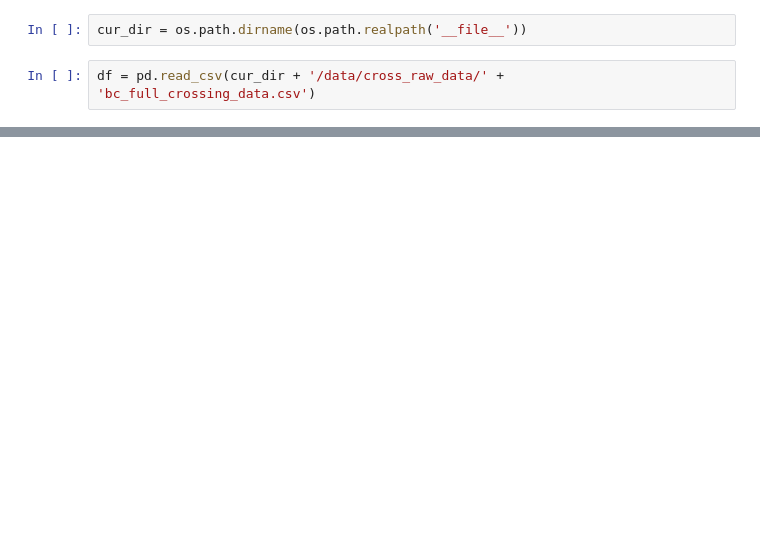
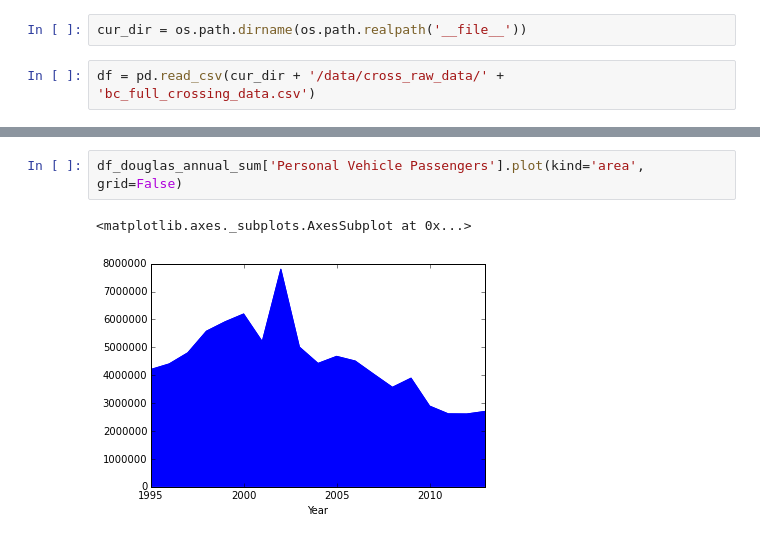
Before and after one commit to tradinscd/code_py, a Jupyter notebook: example_exploring_border_crossing_data.ipynb, the cells around one changed output, grey strips where cells are left out. Drawn from its saved outputs; the diff is of its cells as text; blank space fills up the shorter version.

```diff
--- a/example_exploring_border_crossing_data.ipynb
+++ b/example_exploring_border_crossing_data.ipynb
@@ -50,0 +58,5 @@ For city in df_2013['City']:
+# %%
+df_douglas_annual_sum['Personal Vehicle Passengers'].plot(kind='area', grid=False)
+# %% [output]
+<matplotlib.axes._subplots.AxesSubplot at 0x...>
+[figure, added]
```
Also changed, not shown: parts of 20 cells of this notebook, 4 other files.
